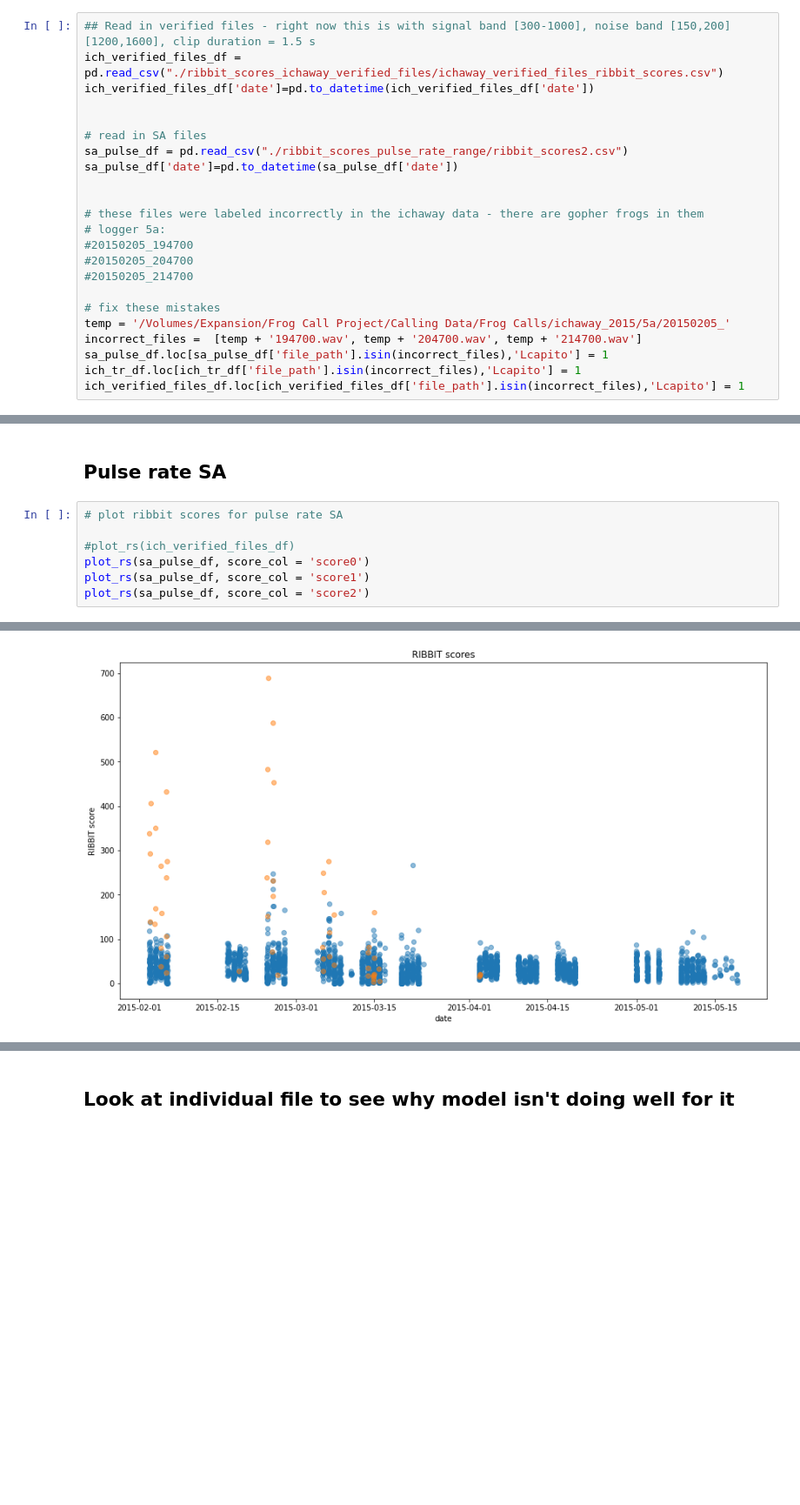
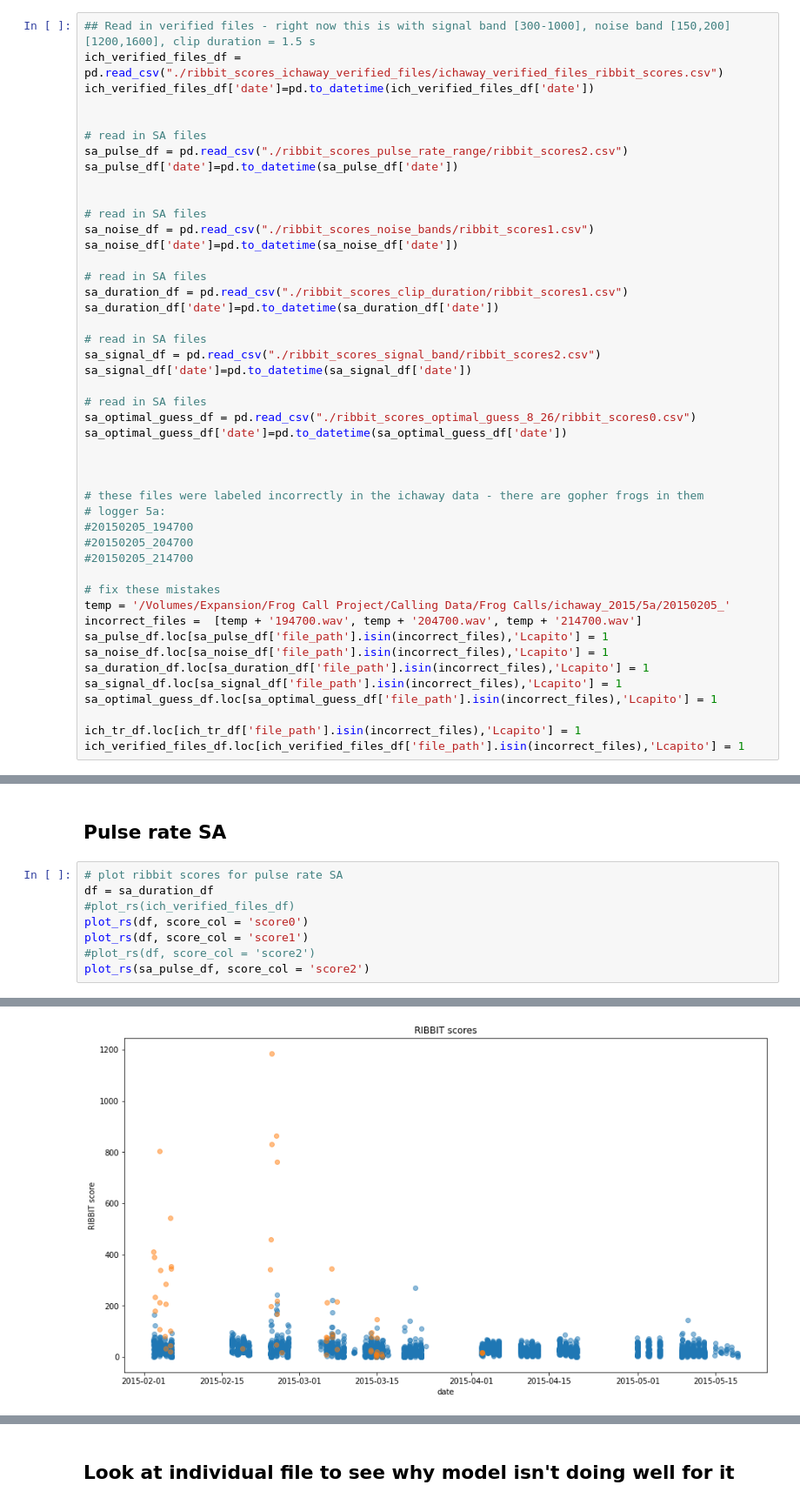
Before and after one commit to mayalapp/ga-frog-id, a Jupyter notebook: python-ribbit/data_cleaning.ipynb, the cells around one changed output, grey strips where cells are left out. Shown at 87% size. Cells and saved outputs as stored; diff of their text form; blank space fills up the shorter version.

```diff
--- a/python-ribbit/data_cleaning.ipynb
+++ b/python-ribbit/data_cleaning.ipynb
@@ -85,6 +85,24 @@ ich_verified_files_df['date']=pd.to_datetime(ich_verified_files_df['date'])
 # read in SA files
 sa_pulse_df = pd.read_csv("./ribbit_scores_pulse_rate_range/ribbit_scores2.csv")
 sa_pulse_df['date']=pd.to_datetime(sa_pulse_df['date'])
+
+
+# read in SA files
+sa_noise_df = pd.read_csv("./ribbit_scores_noise_bands/ribbit_scores1.csv")
+sa_noise_df['date']=pd.to_datetime(sa_noise_df['date'])
+
+# read in SA files
+sa_duration_df = pd.read_csv("./ribbit_scores_clip_duration/ribbit_scores1.csv")
+sa_duration_df['date']=pd.to_datetime(sa_duration_df['date'])
+
+# read in SA files
+sa_signal_df = pd.read_csv("./ribbit_scores_signal_band/ribbit_scores2.csv")
+sa_signal_df['date']=pd.to_datetime(sa_signal_df['date'])
+
+# read in SA files
+sa_optimal_guess_df = pd.read_csv("./ribbit_scores_optimal_guess_8_26/ribbit_scores0.csv")
+sa_optimal_guess_df['date']=pd.to_datetime(sa_optimal_guess_df['date'])
+
 
 
 # these files were labeled incorrectly in the ichaway data - there are gopher frogs in them
@@ -97,6 +115,11 @@ sa_pulse_df['date']=pd.to_datetime(sa_pulse_df['date'])
 temp = '/Volumes/Expansion/Frog Call Project/Calling Data/Frog Calls/ichaway_2015/5a/20150205_'
 incorrect_files =  [temp + '194700.wav', temp + '204700.wav', temp + '214700.wav']
 sa_pulse_df.loc[sa_pulse_df['file_path'].isin(incorrect_files),'Lcapito'] = 1
+sa_noise_df.loc[sa_noise_df['file_path'].isin(incorrect_files),'Lcapito'] = 1
+sa_duration_df.loc[sa_duration_df['file_path'].isin(incorrect_files),'Lcapito'] = 1
+sa_signal_df.loc[sa_signal_df['file_path'].isin(incorrect_files),'Lcapito'] = 1
+sa_optimal_guess_df.loc[sa_optimal_guess_df['file_path'].isin(incorrect_files),'Lcapito'] = 1
+
 ich_tr_df.loc[ich_tr_df['file_path'].isin(incorrect_files),'Lcapito'] = 1
 ich_verified_files_df.loc[ich_verified_files_df['file_path'].isin(incorrect_files),'Lcapito'] = 1
 # %%
@@ -161,9 +184,10 @@ TypeError: 'values' is not ordered, please explicitly specify the categories ord
 ## Pulse rate SA
 # %%
 # plot ribbit scores for pulse rate SA
-
+df = sa_duration_df
 #plot_rs(ich_verified_files_df)
-plot_rs(sa_pulse_df, score_col = 'score0')
-plot_rs(sa_pulse_df, score_col = 'score1')
+plot_rs(df, score_col = 'score0')
+plot_rs(df, score_col = 'score1')
+#plot_rs(df, score_col = 'score2')
 plot_rs(sa_pulse_df, score_col = 'score2')
 # %% [output]
@@ -171,4 +195,4 @@ plot_rs(sa_pulse_df, score_col = 'score2')
-[figure, old version]
+[figure, new version]
 [figure]
 # %%
 ## Plotting precision vs recall
```
Also changed, not shown: parts of 4 cells of this notebook, 20 other files.
